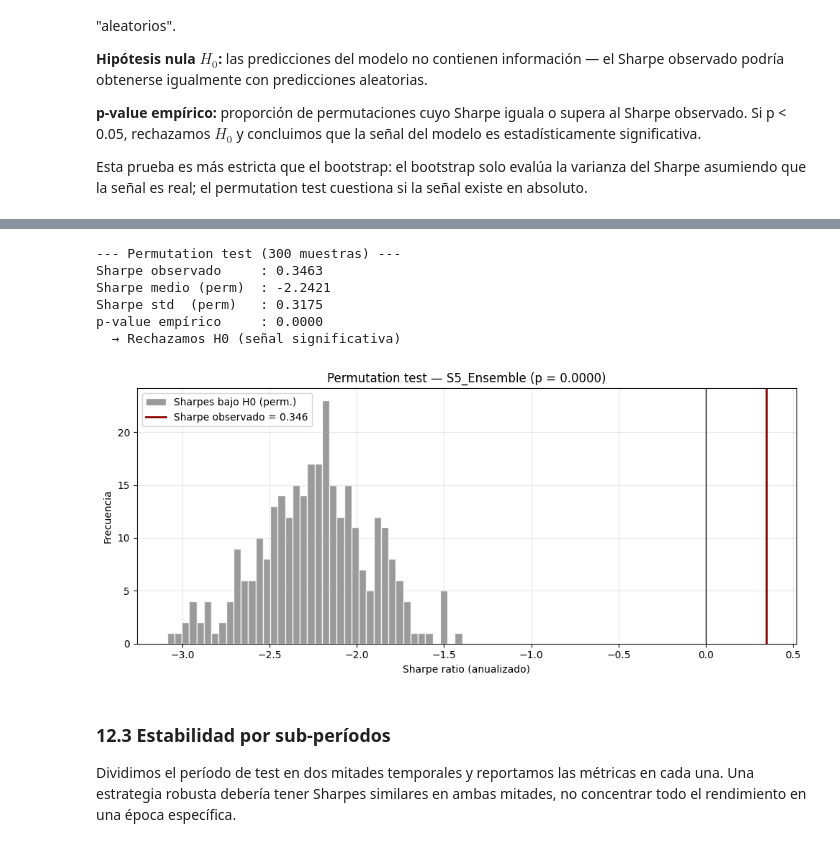
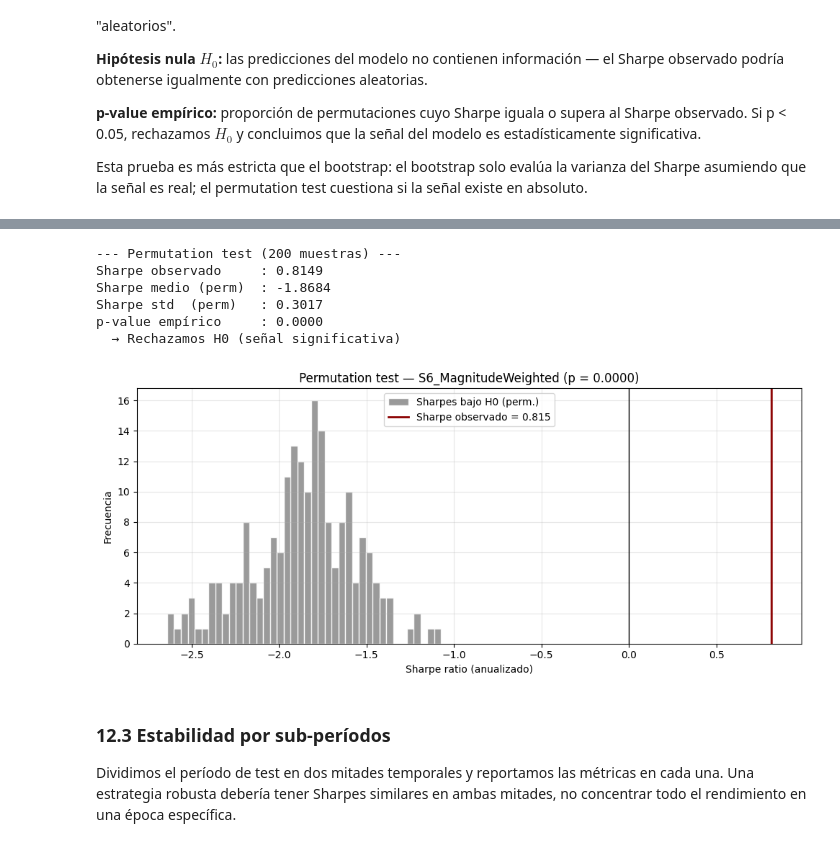
Before and after one commit to Fisjo/bachelor-thesis, a Jupyter notebook: notebooks/04-backtesting.ipynb, the cells around one changed output, grey strips where cells are left out. Drawn from its saved outputs; the diff is of its cells as text; code cells hidden in the pictures.

```diff
--- a/notebooks/04-backtesting.ipynb
+++ b/notebooks/04-backtesting.ipynb
@@ -134,9 +135,9 @@ TRADING_DAYS_YEAR     = 252      # estándar para anualización
 BENCHMARK             = "^GSPC"  # S&P 500 (notebook 01)
 
 # --- Modelo de costes de transacción ---
-COMMISSION_BPS        = 3.0      # comisión fija por operación (3 bps = 0.03%)
+COMMISSION_BPS        = 1.0      # comisión por operación (ejecución algorítmica institucional)
 SLIPPAGE_AMIHUD_COEF  = 1e9      # coeficiente Amihud → bps; recalibrado en sección 10
-MAX_SLIPPAGE_BPS      = 50.0     # cota superior del slippage por operación
+MAX_SLIPPAGE_BPS      = 30.0     # cota superior del slippage por operación
 
 # --- Hiperparámetros de las palancas ---
 ROLLING_WINDOW_VOL    = 20       # ventana para volatility scaling y beta
@@ -144,7 +145,7 @@ EWMA_HALFLIFE         = 2        # suavizado temporal de predicciones
 
 # --- Parámetros de robustez ---
 BOOTSTRAP_N           = 10_000   # muestras para intervalo de confianza del Sharpe
-PERMUTATION_N         = 300    # permutaciones para test de no-aleatoriedad
+PERMUTATION_N         = 200    # permutaciones para test de no-aleatoriedad
 
 logger.info(f"Costes: {COMMISSION_BPS:.1f} bps + slippage(Amihud)")
 logger.info(f"EWMA halflife: {EWMA_HALFLIFE}, ventana vol/beta: {ROLLING_WINDOW_VOL}")
@@ -392,9 +395,10 @@ def compute_costs(weights: pd.Series, amihud: pd.Series,
     El cap superior del slippage (max_slippage_bps) refleja la realidad
     operativa: incluso en activos iliquidos, el slippage de ejecución
     a horizonte diario está limitado por market makers y liquidity providers
-    (Frazzini, Israel & Moskowitz, 2018). Sin este cap, los outliers extremos
-    de la distribución del Amihud Ratio producirían costes físicamente
-    imposibles que dominarían el cálculo agregado.
+    (Frazzini, Israel & Moskowitz, 2018, reportan medianas 15-25 bps). Sin
+    este cap, los outliers extremos de la distribución del Amihud Ratio
+    producirían costes físicamente imposibles que dominarían el cálculo
+    agregado.
 
     Returns
     -------
@@ -1048,6 +1147,7 @@ all_strategies = {
     "S3_BetaNeutral":      {"weights": weights_s3, "returns": returns_s3, "turnover": turnover_s3},
     "S4_FullPipeline":     {"weights": weights_s4, "returns": returns_s4, "turnover": turnover_s4},
     "S5_Ensemble":         {"weights": weights_s5, "returns": returns_s5, "turnover": turnover_s5},
+    "S6_MagnitudeWeighted":{"weights": weights_s6, "returns": returns_s6, "turnover": turnover_s6},
 }
 
 results_with_costs = {}
@@ -1404,7 +1508,11 @@ def permutation_test_sharpe(predictions_df: pd.DataFrame,
 
 
 # Determinar la estrategia y predicción a usar para el permutation test
-if WINNER_NAME == "S5_Ensemble":
+if WINNER_NAME == "S6_MagnitudeWeighted":
+    perm_predictions = make_ensemble_predictions(predictions, w_xgb=best_w_xgb)
+    perm_pred_col = "y_pred_ensemble"
+    perm_strategy_fn = lambda p, f, b, c: strategy_magnitude_weighted_full_pipeline(p, f, b, pred_col=c)
+elif WINNER_NAME == "S5_Ensemble":
     perm_predictions = make_ensemble_predictions(predictions, w_xgb=best_w_xgb)
     perm_pred_col = "y_pred_ensemble"
     perm_strategy_fn = lambda p, f, b, c: strategy_full_pipeline(p, f, b, pred_col=c)
@@ -1476,10 +1584,10 @@ plt.show()
---- Permutation test (300 muestras) ---
-Sharpe observado     : 0.3463
-Sharpe medio (perm)  : -2.2421
-Sharpe std  (perm)   : 0.3175
+--- Permutation test (200 muestras) ---
+Sharpe observado     : 0.8149
+Sharpe medio (perm)  : -1.8684
+Sharpe std  (perm)   : 0.3017
 p-value empírico     : 0.0000
   → Rechazamos H0 (señal significativa)
-[figure, old version]
+[figure, new version]
 # %% [markdown]
 ### 12.3 Estabilidad por sub-períodos
 
```
Also changed, not shown: parts of 25 cells of this notebook, 1 other file.
